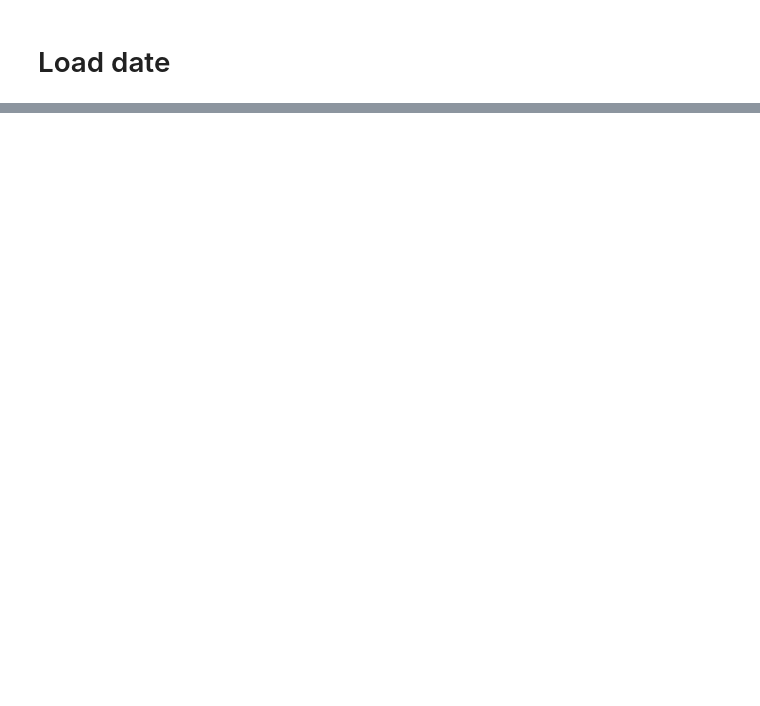
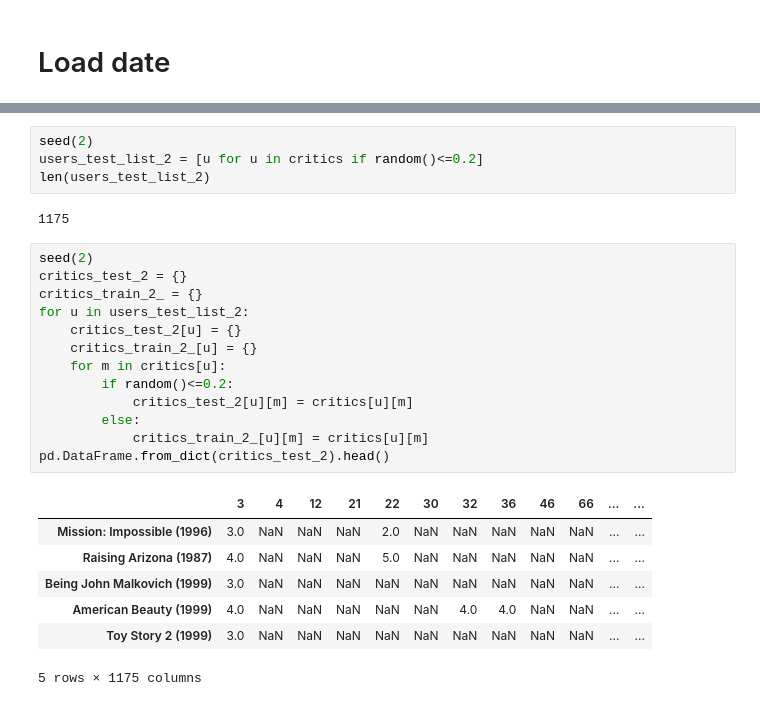
Before and after one commit to vvseva/recomend_hse, a Jupyter notebook: week4-hw/HomeWork1.ipynb, the cells around one changed output, grey strips where cells are left out. Cells and saved outputs as stored; diff of their text form; blank space fills up the shorter version.

```diff
--- a/week4-hw/HomeWork1.ipynb
+++ b/week4-hw/HomeWork1.ipynb
@@ -43,0 +137,27 @@ from numpy import exp
+# %%
+seed(2)
+users_test_list_2 = [u for u in critics if random()<=0.2]
+len(users_test_list_2)
+# %% [output]
+1175
+# %%
+seed(2)
+critics_test_2 = {}
+critics_train_2_ = {}
+for u in users_test_list_2:
+    critics_test_2[u] = {}
+    critics_train_2_[u] = {}
+    for m in critics[u]:
+        if random()<=0.2:
+            critics_test_2[u][m] = critics[u][m]
+        else:
+            critics_train_2_[u][m] = critics[u][m]
+pd.DataFrame.from_dict(critics_test_2).head()
+# %% [output]
+|  | 3 | 4 | 12 | 21 | 22 | 30 | 32 | 36 | 46 | 66 | ... | ... |
+| Mission: Impossible (1996) | 3.0 | NaN | NaN | NaN | 2.0 | NaN | NaN | NaN | NaN | NaN | ... | ... |
+| Raising Arizona (1987) | 4.0 | NaN | NaN | NaN | 5.0 | NaN | NaN | NaN | NaN | NaN | ... | ... |
+| Being John Malkovich (1999) | 3.0 | NaN | NaN | NaN | NaN | NaN | NaN | NaN | NaN | NaN | ... | ... |
+| American Beauty (1999) | 4.0 | NaN | NaN | NaN | NaN | NaN | 4.0 | 4.0 | NaN | NaN | ... | ... |
+| Toy Story 2 (1999) | 3.0 | NaN | NaN | NaN | NaN | NaN | NaN | NaN | NaN | NaN | ... | ... |
+5 rows × 1175 columns
```
Also changed, not shown: parts of 14 cells of this notebook.
